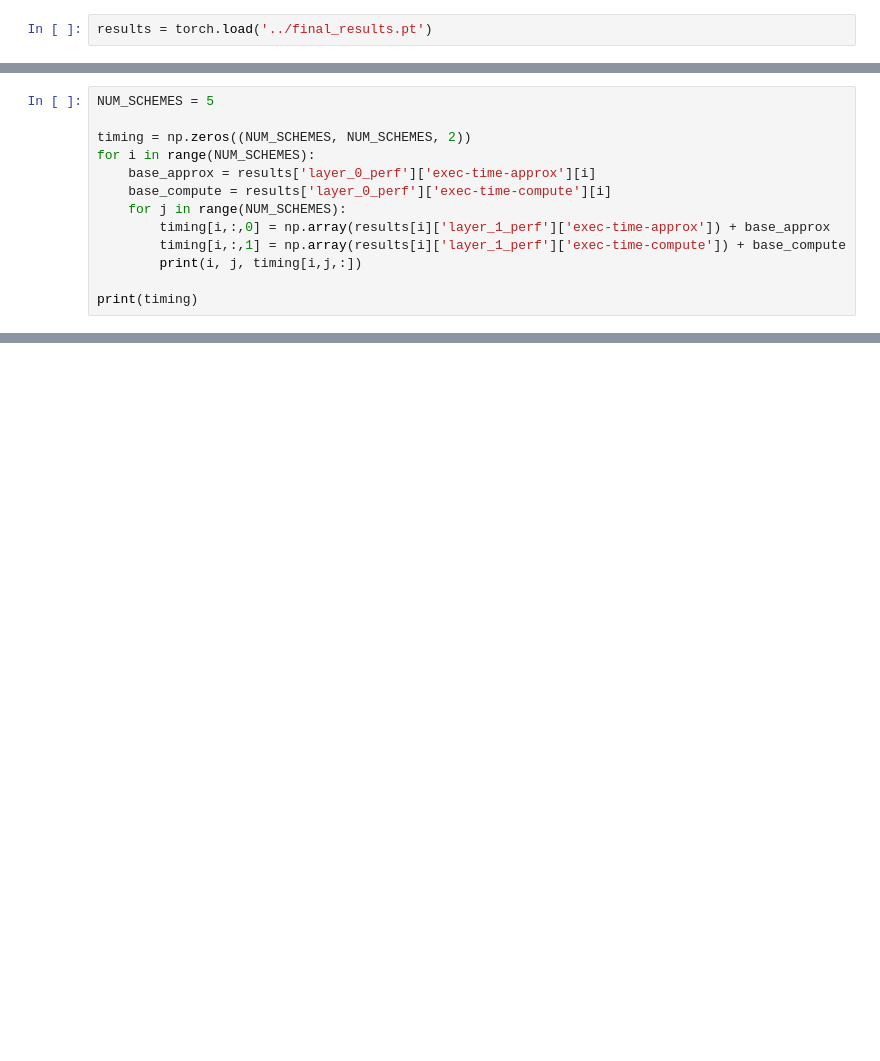
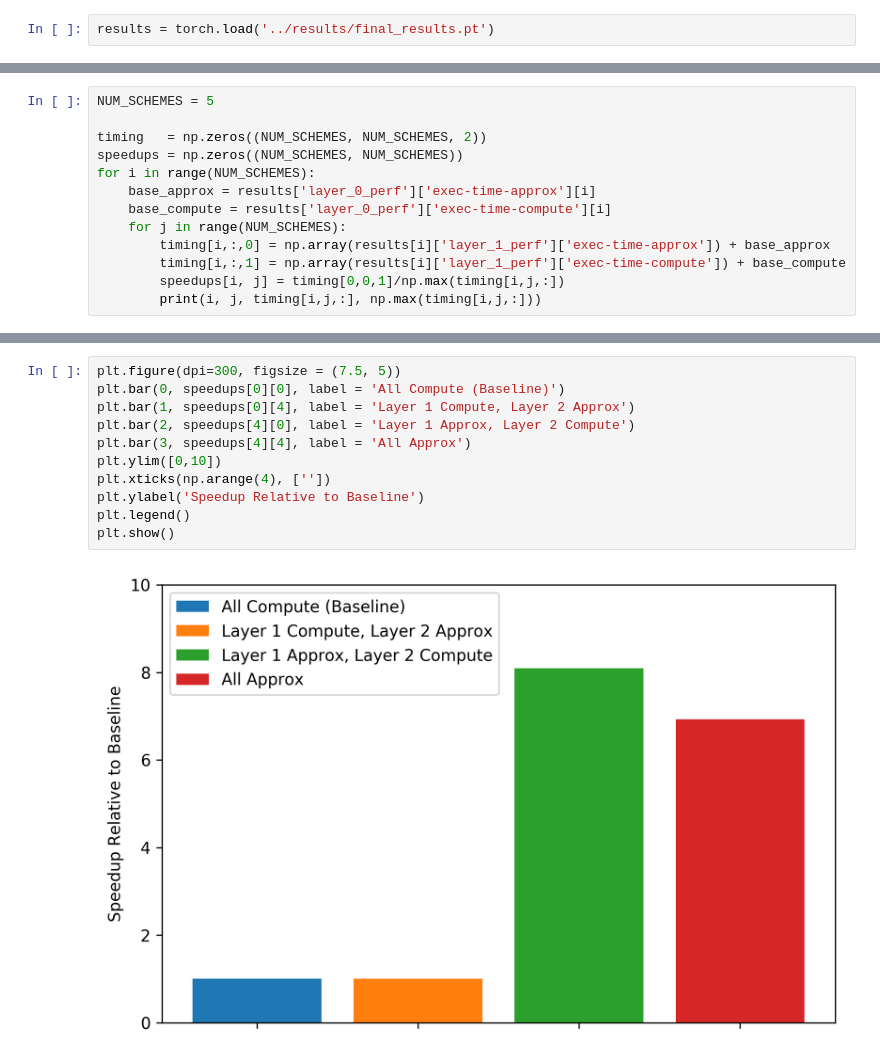
Before and after one commit to samhsia/cs242-final, a Jupyter notebook: notebooks/DNN Results Analysis.ipynb, the cells around one changed output, grey strips where cells are left out. Cells and saved outputs as stored; diff of their text form; blank space fills up the shorter version.

```diff
--- a/notebooks/DNN Results Analysis.ipynb
+++ b/notebooks/DNN Results Analysis.ipynb
@@ -6,6 +4,6 @@ import numpy as np
 import torch
 # %%
-results = torch.load('../final_results.pt')
+results = torch.load('../results/final_results.pt')
 # %%
 print(results['layer_0_perf']['exec-time-approx'])
 print(results['layer_0_perf']['exec-time-compute'])
@@ -15,14 +13,14 @@ print(results['layer_0_perf']['exec-time-compute'])
 # %%
 NUM_SCHEMES = 5
 
-timing = np.zeros((NUM_SCHEMES, NUM_SCHEMES, 2))
+timing   = np.zeros((NUM_SCHEMES, NUM_SCHEMES, 2))
+speedups = np.zeros((NUM_SCHEMES, NUM_SCHEMES))
 for i in range(NUM_SCHEMES):
     base_approx = results['layer_0_perf']['exec-time-approx'][i]
     base_compute = results['layer_0_perf']['exec-time-compute'][i]
     for j in range(NUM_SCHEMES):
         timing[i,:,0] = np.array(results[i]['layer_1_perf']['exec-time-approx']) + base_approx
         timing[i,:,1] = np.array(results[i]['layer_1_perf']['exec-time-compute']) + base_compute
-        print(i, j, timing[i,j,:])
-
-print(timing)
+        speedups[i, j] = timing[0,0,1]/np.max(timing[i,j,:])
+        print(i, j, timing[i,j,:], np.max(timing[i,j,:]))
 # %% [output]
@@ -82,0 +82,13 @@ array([[97.39583588, 95.4861145 , 93.9236145 , 92.0138855 , 93.22916412],
+# %%
+plt.figure(dpi=300, figsize = (7.5, 5))
+plt.bar(0, speedups[0][0], label = 'All Compute (Baseline)')
+plt.bar(1, speedups[0][4], label = 'Layer 1 Compute, Layer 2 Approx')
+plt.bar(2, speedups[4][0], label = 'Layer 1 Approx, Layer 2 Compute')
+plt.bar(3, speedups[4][4], label = 'All Approx')
+plt.ylim([0,10])
+plt.xticks(np.arange(4), [''])
+plt.ylabel('Speedup Relative to Baseline')
+plt.legend()
+plt.show()
+# %% [output]
+[figure, added]
```
Also changed, not shown: parts of 8 cells of this notebook, 1 other file.
